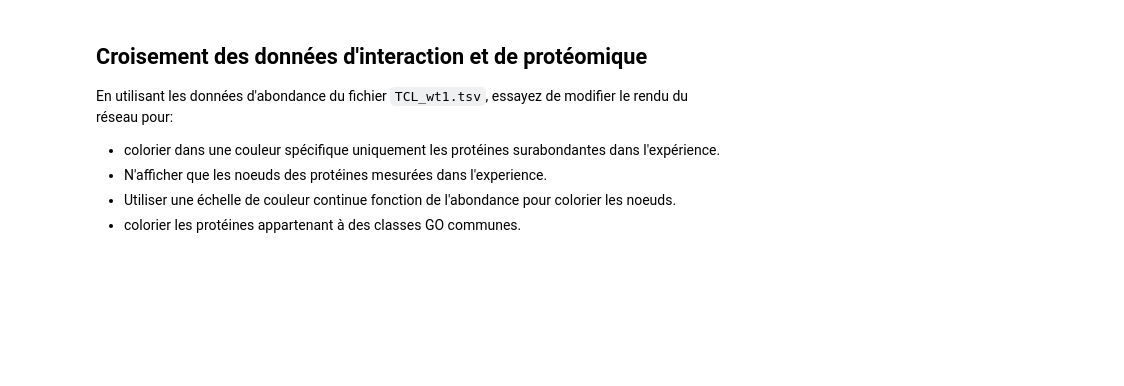
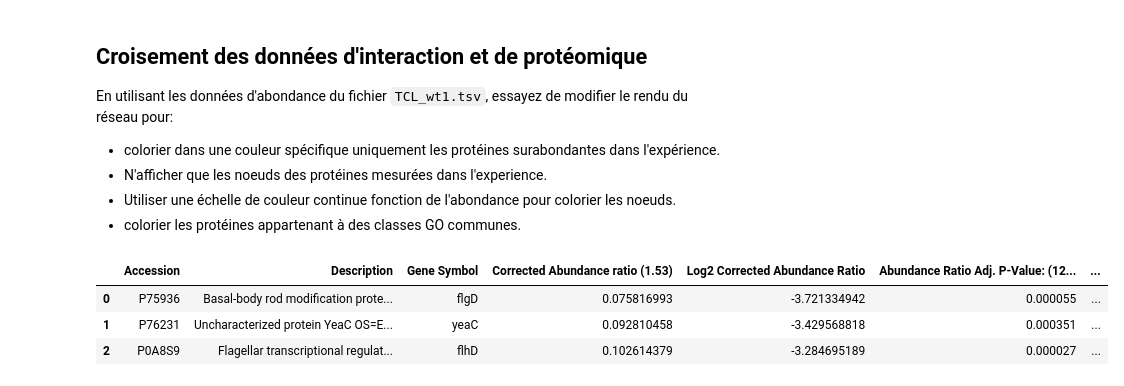
Before and after one commit to gnoiret/VDB_jupyter, a Jupyter notebook: exercices/TP5.ipynb, the cells around one changed output. Drawn from its saved outputs; the diff is of its cells as text; code cells hidden in the pictures; blank space fills up the shorter version.

```diff
--- a/exercices/TP5.ipynb
+++ b/exercices/TP5.ipynb
@@ -188,3 +188,11 @@ En utilisant les données d'abondance du fichier `TCL_wt1.tsv`, essayez de modif
 * N'afficher que les noeuds des protéines mesurées dans l'experience.
 * Utiliser une échelle de couleur continue fonction de l'abondance pour colorier les noeuds.
 * colorier les protéines appartenant à des classes GO communes.
+# %%
+datatcl = pd.read_csv('../TCL_wt1.tsv', sep = '\t')
+datatcl.head(3)
+# %% [output]
+|  | Accession | Description | Gene Symbol | Corrected Abundance ratio (1.53) | Log2 Corrected Abundance Ratio | Abundance Ratio Adj. P-Value: (12... | ... |
+| 0 | P75936 | Basal-body rod modification prote... | flgD | 0.075816993 | -3.721334942 | 0.000055 | ... |
+| 1 | P76231 | Uncharacterized protein YeaC OS=E... | yeaC | 0.092810458 | -3.429568818 | 0.000351 | ... |
+| 2 | P0A8S9 | Flagellar transcriptional regulat... | flhD | 0.102614379 | -3.284695189 | 0.000027 | ... |
```
Also changed, not shown: parts of 3 cells of this notebook.
